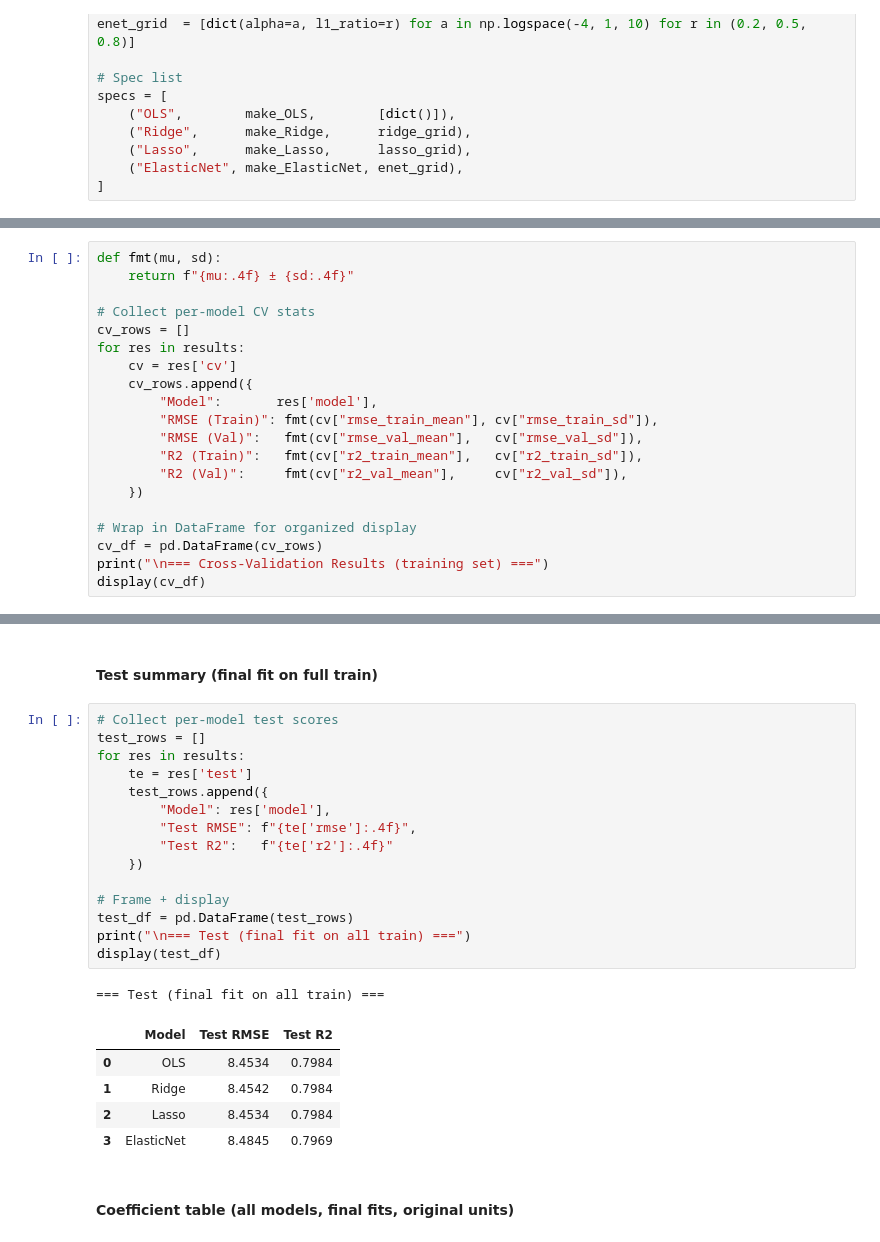
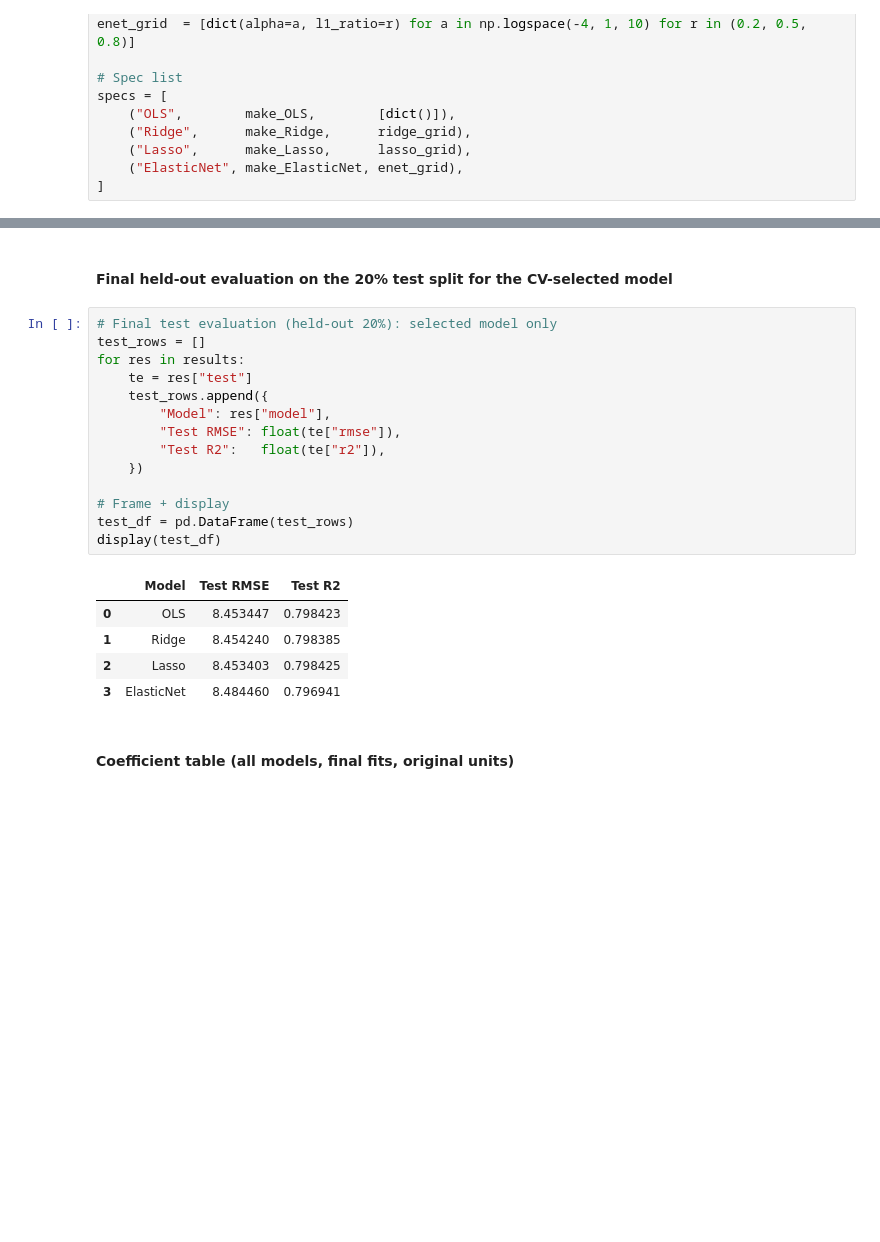
Before and after one commit to nahshonmokua/LoRaWAN-Indoor-PL-parametrics, a Jupyter notebook: 01_MLR (OLS-R-L-EN & ANOVA).ipynb, the cells around one changed output, grey strips where cells are left out. Saved outputs shown, nothing was run; the diff lists cells and outputs as text; blank space fills up the shorter version.

```diff
--- a/01_MLR (OLS-R-L-EN & ANOVA).ipynb
+++ b/01_MLR (OLS-R-L-EN & ANOVA).ipynb
@@ -364,20 +338,0 @@ print(f"[Residuals] Saved (csv, alias for BEST OOF): {best_oof_alias}")
-# %%
-def fmt(mu, sd):
-    return f"{mu:.4f} ± {sd:.4f}"
-
-# Collect per-model CV stats
-cv_rows = []
-for res in results:
-    cv = res['cv']
-    cv_rows.append({
-        "Model":       res['model'],
-        "RMSE (Train)": fmt(cv["rmse_train_mean"], cv["rmse_train_sd"]),
-        "RMSE (Val)":   fmt(cv["rmse_val_mean"],   cv["rmse_val_sd"]),
-        "R2 (Train)":   fmt(cv["r2_train_mean"],   cv["r2_train_sd"]),
-        "R2 (Val)":     fmt(cv["r2_val_mean"],     cv["r2_val_sd"]),
-    })
-
-# Wrap in DataFrame for organized display
-cv_df = pd.DataFrame(cv_rows)
-print("\n=== Cross-Validation Results (training set) ===")
-display(cv_df)
@@ -391,27 +339,25 @@ display(cv_df)
 # %% [markdown]
-#### Test summary (final fit on full train)
+#### Final held-out evaluation on the 20% test split for the CV-selected model
 # %%
-# Collect per-model test scores
+# Final test evaluation (held-out 20%): selected model only
 test_rows = []
 for res in results:
-    te = res['test']
+    te = res["test"]
     test_rows.append({
-        "Model": res['model'],
-        "Test RMSE": f"{te['rmse']:.4f}",
-        "Test R2":   f"{te['r2']:.4f}"
+        "Model": res["model"],
+        "Test RMSE": float(te["rmse"]),
+        "Test R2":   float(te["r2"]),
     })
 
 # Frame + display
 test_df = pd.DataFrame(test_rows)
-print("\n=== Test (final fit on all train) ===")
 display(test_df)
 # %% [output]
-=== Test (final fit on all train) ===
 |  | Model | Test RMSE | Test R2 |
-| 0 | OLS | 8.4534 | 0.7984 |
-| 1 | Ridge | 8.4542 | 0.7984 |
-| 2 | Lasso | 8.4534 | 0.7984 |
-| 3 | ElasticNet | 8.4845 | 0.7969 |
+| 0 | OLS | 8.453447 | 0.798423 |
+| 1 | Ridge | 8.454240 | 0.798385 |
+| 2 | Lasso | 8.453403 | 0.798425 |
+| 3 | ElasticNet | 8.484460 | 0.796941 |
 # %% [markdown]
 #### Coefficient table (all models, final fits, original units)
 # %%
```
Also changed, not shown: parts of 16 cells of this notebook, 4 other files.
